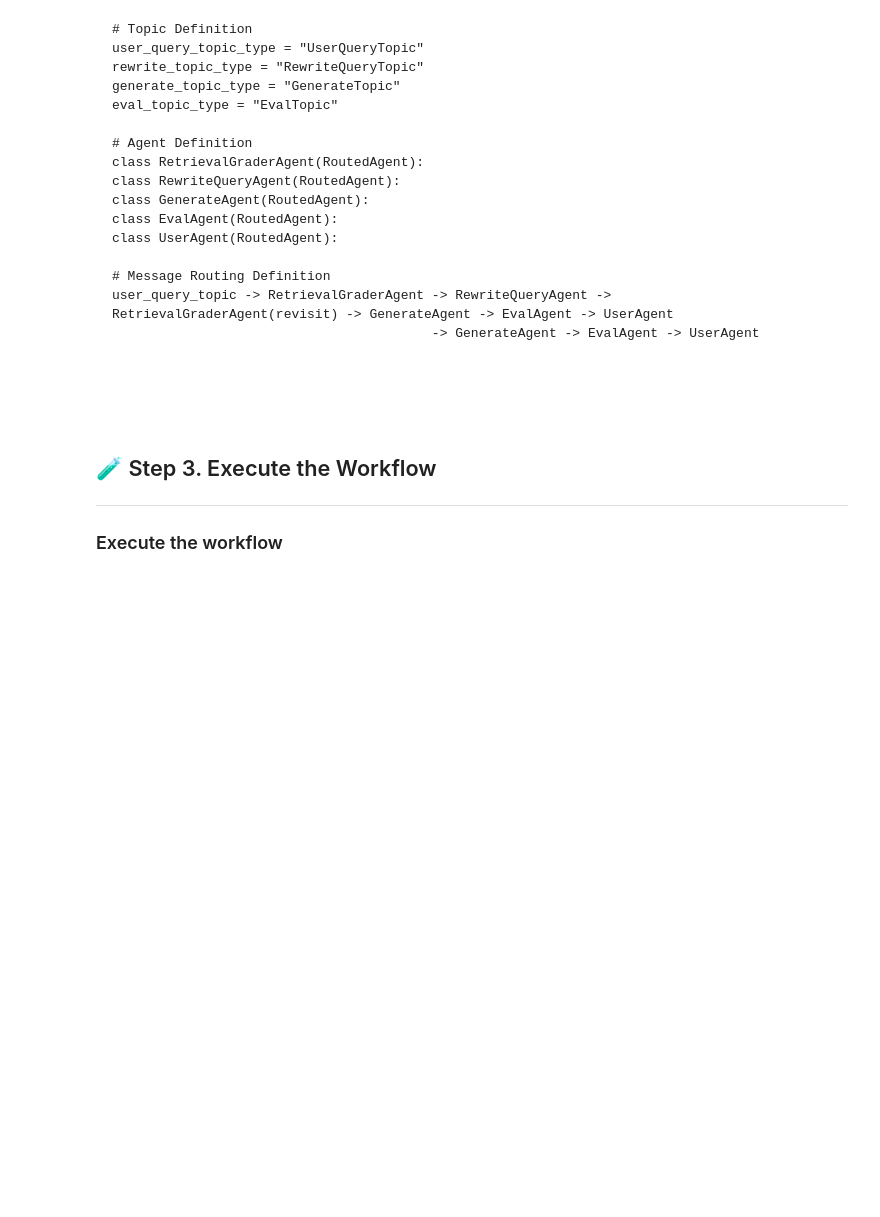
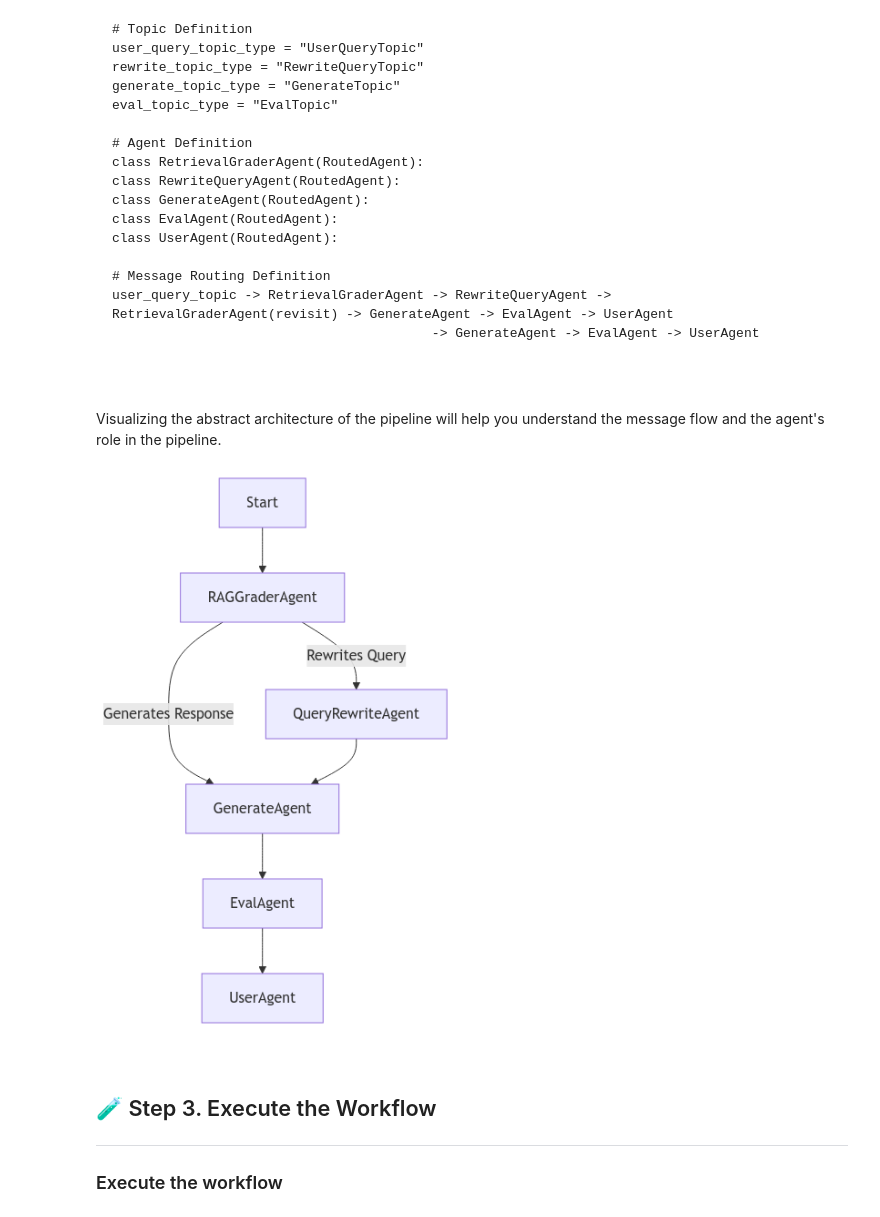
Before and after one commit to youkhi/agent-innovator-lab, a Jupyter notebook: 1_agentic-design-ptn/01_refelction/AutoGen/01.1_self-rag-eval-sdk.ipynb, the cells around one changed output. Drawn from its saved outputs; the diff is of its cells as text; code cells hidden in the pictures; blank space fills up the shorter version.

````diff
--- a/1_agentic-design-ptn/01_refelction/AutoGen/01.1_self-rag-eval-sdk.ipynb
+++ b/1_agentic-design-ptn/01_refelction/AutoGen/01.1_self-rag-eval-sdk.ipynb
@@ -293,6 +313,31 @@ user_query_topic -> RetrievalGraderAgent -> RewriteQueryAgent -> RetrievalGrader
                                          -> GenerateAgent -> EvalAgent -> UserAgent
 ```
 ```
+# %% [markdown]
+Visualizing the abstract architecture of the pipeline will help you understand the message flow and the agent's role in the pipeline.
+# %%
+from azure_genai_utils.graphs import visualize_agents
+
+agents = [
+    "Start",
+    "RAGGraderAgent",
+    "QueryRewriteAgent",
+    "GenerateAgent",
+    "EvalAgent",
+    "UserAgent",
+]
+interactions = [
+    ("Start", "RAGGraderAgent"),
+    ("RAGGraderAgent", "GenerateAgent", "Generates Response"),
+    ("RAGGraderAgent", "QueryRewriteAgent", "Rewrites Query"),
+    ("QueryRewriteAgent", "GenerateAgent"),
+    ("GenerateAgent", "EvalAgent"),
+    ("EvalAgent", "UserAgent"),
+]
+
+visualize_agents(agents, interactions)
+# %% [output]
+[figure, added]
 # %%
 @dataclass
 class Message:
````
Also changed, not shown: parts of 18 cells of this notebook, 4 other files.
